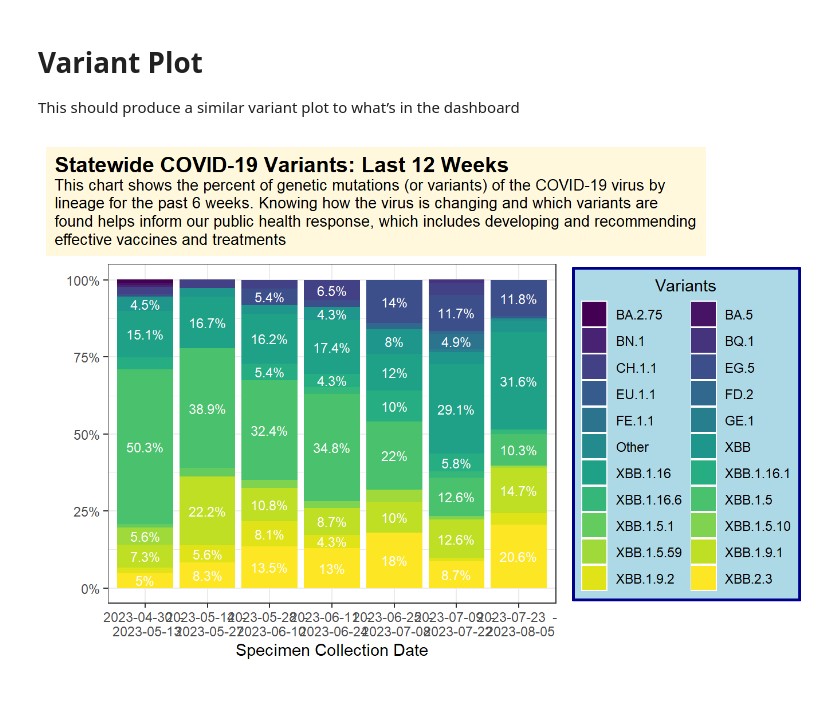
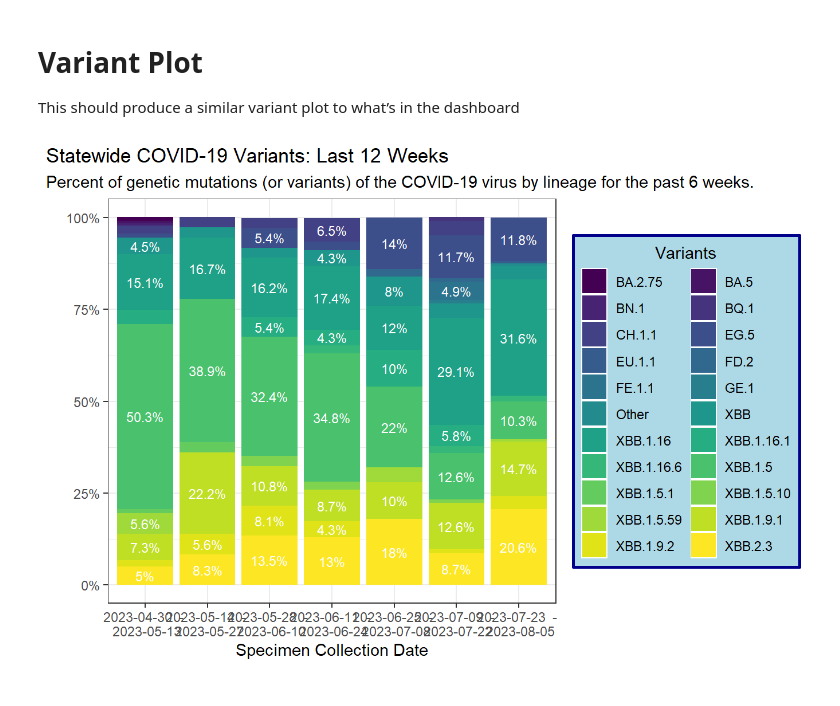
Before and after one commit to coe-test-org/sitrep-demo, a Jupyter notebook: notebooks/nwcoe.out.ipynb, the cells around one changed output. Saved outputs shown, nothing was run; the diff lists cells and outputs as text; code cells hidden in the pictures.

```diff
--- a/notebooks/nwcoe.out.ipynb
+++ b/notebooks/nwcoe.out.ipynb
@@ -65,6 +65,8 @@ These data are public and can be found on the WA DOH resp illness dashboard [und
 
 This should produce a similar variant plot to what’s in the dashboard
 # %%
+
+# title = "<b><span style = 'font-size:14pt;'>Statewide COVID-19 Variants: Last 12 Weeks</span></b><br>This chart shows the percent of genetic mutations (or variants) of the COVID-19 virus by lineage for the past 6 weeks. Knowing how the virus is changing and which variants are found helps inform our public health response, which includes developing and recommending effective vaccines and treatments")
 
 # ----- Make Variant Plot ----- #
 
@@ -90,41 +92,43 @@ This should produce a similar variant plot to what’s in the dashboard
     scale_fill_viridis_d(na.value = "red") +
     # Add percent sign
     scale_y_continuous(labels = function(x) paste0(x, "%")) +
     labs(
          # Without the caption, the dates get cut off in the email..
          caption = "",
          x = "Specimen Collection Date",
          y = "",
-         title = "<b><span style = 'font-size:14pt;'>Statewide COVID-19 Variants: Last 12 Weeks</span></b><br>This chart shows the percent of genetic mutations (or variants) of the COVID-19 virus by lineage for the past 6 weeks. Knowing how the virus is changing and which variants are found helps inform our public health response, which includes developing and recommending effective vaccines and treatments") +
+         title = "Statewide COVID-19 Variants: Last 12 Weeks",
+         subtitle = "Percent of genetic mutations (or variants) of the COVID-19 virus by lineage for the past 6 weeks."
+         ) +
     theme_bw() +
     theme(
       # take out the default background
       strip.background  = element_blank(),
       # Adjust where the legend is an put a sick background behind it
       legend.position = 'right',
       legend.background = element_rect(fill = "lightblue",
                                        linetype = "solid",
                                        color = "darkblue",
                                        linewidth = 1),
       legend.direction = "vertical", legend.box = "horizontal",
-      plot.title.position = "plot",
-      plot.title = element_textbox_simple(
-        maxwidth = unit(6,"in"),
-        hjust = .0005,
-        size = 10,
-        padding = margin(5.5, 5.5, 5.5, 5.5),
-        margin = margin(0, 0, 5.5, 0),
-        fill = "cornsilk"
-      )) +
+      plot.title.position = "plot") +
+      # plot.title = element_textbox_simple(
+      #   maxwidth = unit(6,"in"),
+      #   hjust = .0005,
+      #   size = 10,
+      #   padding = margin(5.5, 5.5, 5.5, 5.5),
+      #   margin = margin(0, 0, 5.5, 0)
+      #   # fill = "cornsilk"
+      # )) +
     # Again adjust where the legend should be and how it should be labeled
     guides(fill = guide_legend(title = "Variants",
                                title.position = "top",
                                title.hjust = .5,
                                byrow = TRUE,
                                override.aes = list(size=5.5)),
            size = guide_legend( ))
 )
 
 ## ---- stop
 # %% [output]
-[figure, old version]
+[figure, new version]
```
Also changed, not shown: 33 other files.
